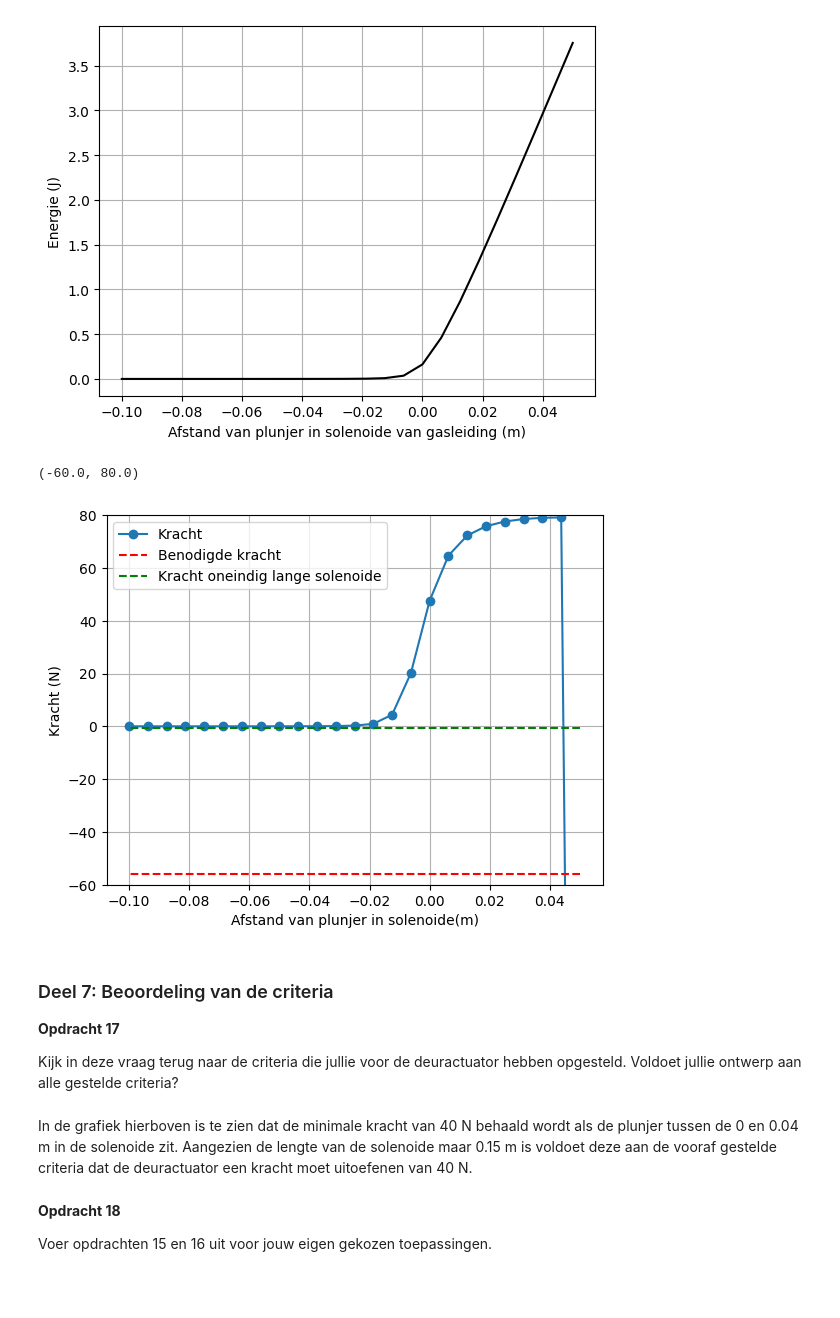
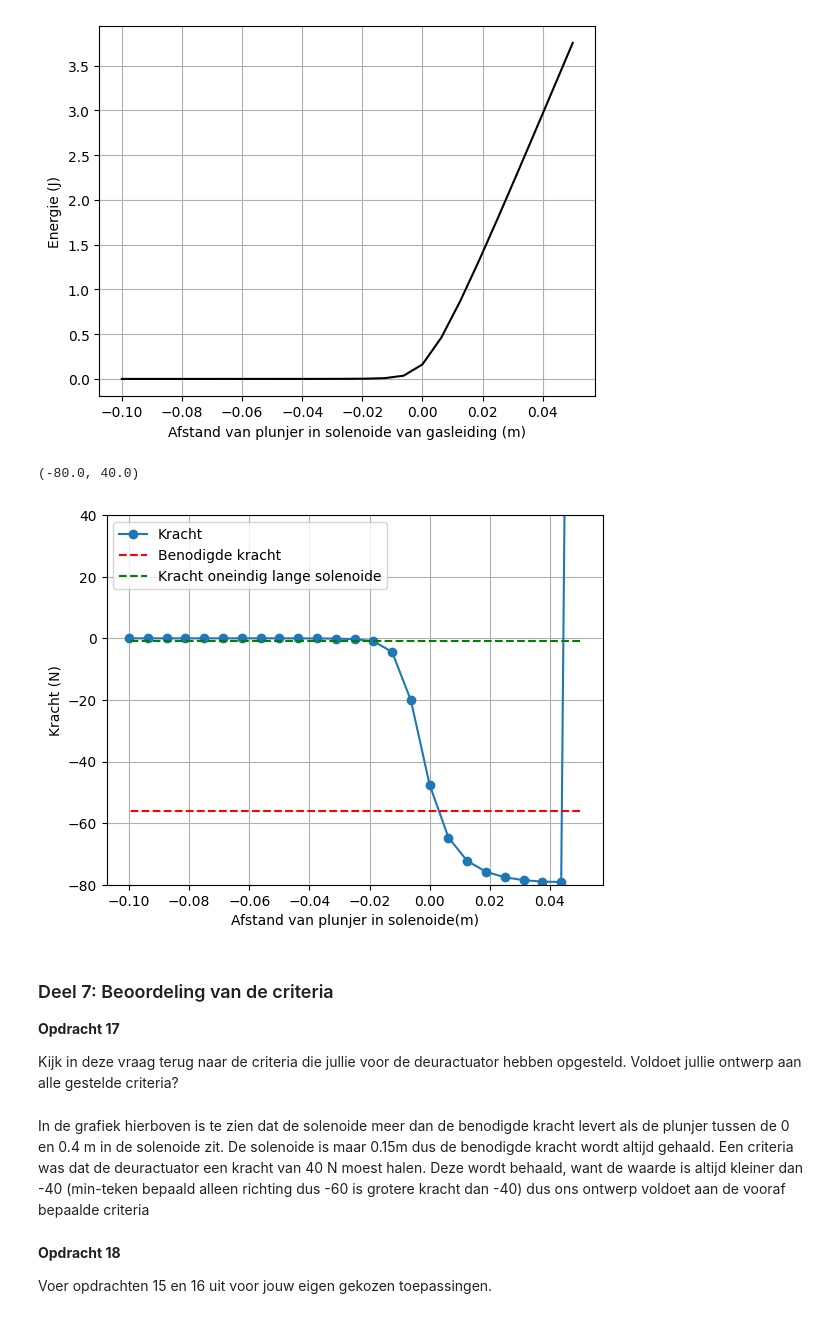
Before and after one commit to sralmulder-hash/opdrachten-DEF-D, a Jupyter notebook: KrachtactuatorOpdracht.ipynb, the cells around one changed output. Drawn from its saved outputs; the diff is of its cells as text; code cells hidden in the pictures; blank space fills up the shorter version.

```diff
--- a/KrachtactuatorOpdracht.ipynb
+++ b/KrachtactuatorOpdracht.ipynb
@@ -568,24 +568,24 @@ plt.show()
 [figure]
 # %%
 force_analytical = -0.5*mu_0*mu_r*np.pi*r_sol*2*aantal_omwentelingen*I/L_sol*2 # Kracht uitrekenen numeriek
-force_numerical=np.diff(Wz, n=1, append=[0])/(z_ax[1] - z_ax[0]) # Kracht uitrekenen
+force_numerical=-np.diff(Wz, n=1, append=[0])/(z_ax[1] - z_ax[0]) # Kracht uitrekenen
 
 # Plotting the results
 plt.plot(L_sol/2 - z_ax, np.flipud(force_numerical), '-o', label='Kracht')
 plt.plot(L_sol/2 - z_ax, (-56)*np.ones(n_ax), '--r', label='Benodigde kracht')
 plt.plot(L_sol/2 - z_ax, force_analytical*np.ones(n_ax), '--g', label='Kracht oneindig lange solenoide')
 plt.xlabel('Afstand van plunjer in solenoide(m)'), plt.ylabel('Kracht (N)'), plt.grid(), plt.legend()
-plt.ylim([-60, 80])
+plt.ylim([-80, 40])
 # %% [output]
-(-60.0, 80.0)
+(-80.0, 40.0)
-[figure, old version]
+[figure, new version]
 # %% [markdown]
 ### Deel 7: Beoordeling van de criteria
 **Opdracht 17**
 
 Kijk in deze vraag terug naar de criteria die jullie voor de deuractuator hebben opgesteld. Voldoet jullie ontwerp aan alle gestelde criteria?
 # %% [markdown]
-In de grafiek hierboven is te zien dat de minimale kracht van 40 N behaald wordt als de plunjer tussen de 0 en 0.04 m in de solenoide zit. Aangezien de lengte van de solenoide maar 0.15 m is voldoet deze aan de vooraf gestelde criteria dat de deuractuator een kracht moet uitoefenen van 40 N.
+In de grafiek hierboven is te zien dat de solenoide meer dan de benodigde kracht levert als de plunjer tussen de 0 en 0.4 m in de solenoide zit. De solenoide is maar 0.15m dus de benodigde kracht wordt altijd gehaald. Een criteria was dat de deuractuator een kracht van 40 N moest halen. Deze wordt behaald, want de waarde is altijd kleiner dan -40 (min-teken bepaald alleen richting dus -60 is grotere kracht dan -40) dus ons ontwerp voldoet aan de vooraf bepaalde criteria
 # %% [markdown]
 **Opdracht 18**
 
```
Also changed, not shown: parts of 1 cell of this notebook.
